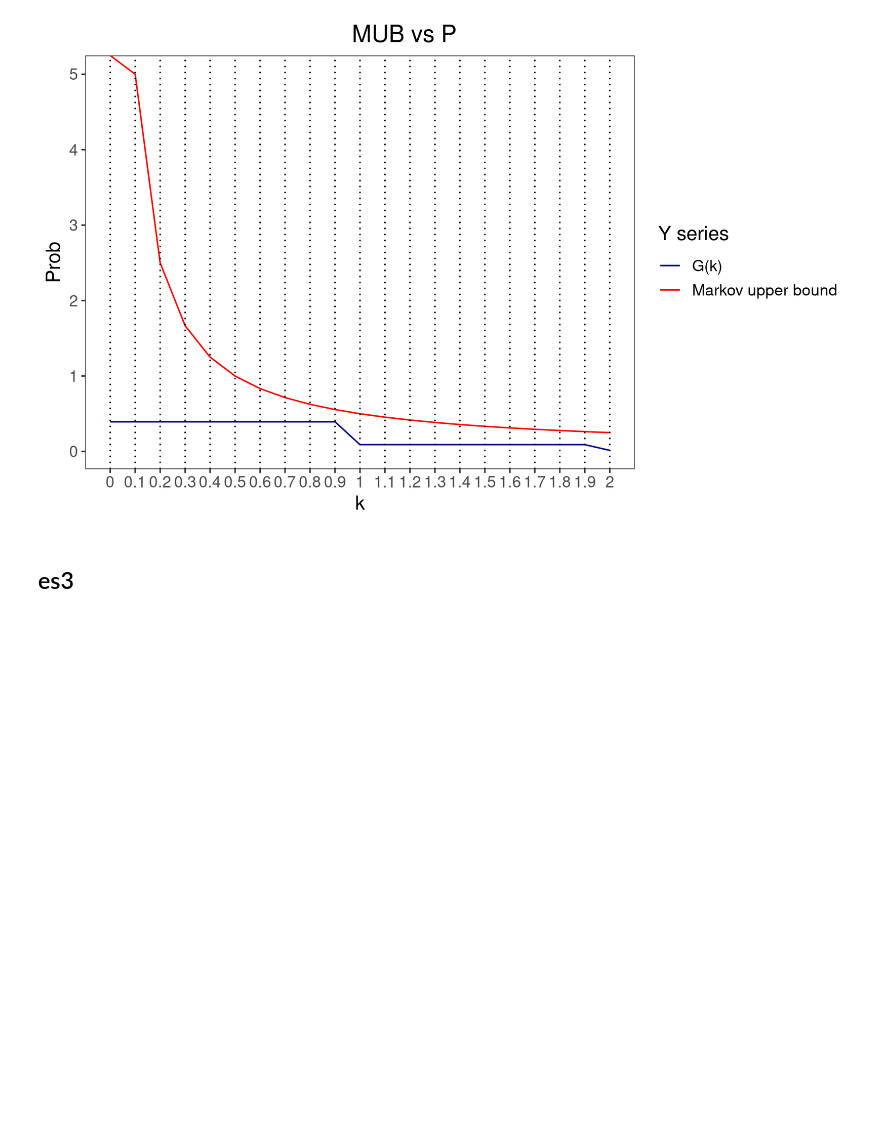
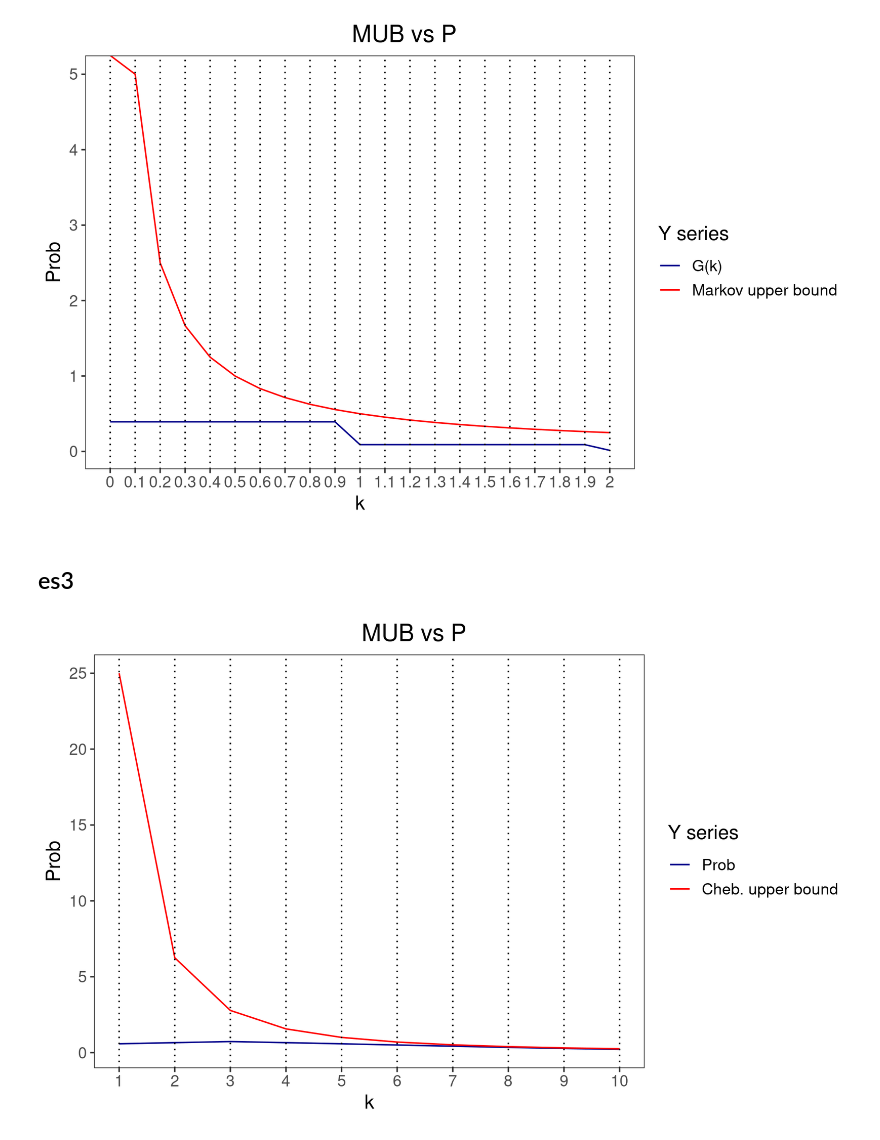
Before and after one commit to PietroCappelli/Advance_stat, a Jupyter notebook: Exercises/exercises03.ipynb, the cells around one changed output. Saved outputs shown, nothing was run; the diff lists cells and outputs as text; code cells hidden in the pictures; blank space fills up the shorter version.

```diff
--- a/Exercises/exercises03.ipynb
+++ b/Exercises/exercises03.ipynb
@@ -167,3 +158,28 @@ pois_plot
 [figure]
 # %% [markdown]
 ## es3
+# %%
+Cub <- function(k, sigma) {
+    return(sigma^2 / k^2)
+}
+
+k <- 1:10
+mu <- 3
+sigma <- 5
+
+gauss <- pnorm( abs(k-mu) , 3, 5)
+gauss_cub <- Cub(k, sigma)
+
+gauss_plot <- ggplot()+
+    geom_line(aes(x=k, y=1-gauss, color="Prob")) +
+    geom_line(aes(x=k, y=gauss_cub, color="Cheb. upper bound")) +
+    scale_color_manual(name = "Y series", values = c("Prob" = "darkblue", "Cheb. upper bound" = "red"))+
+    theme_bw() +
+    labs(title="MUB vs P", x="k",y="Prob")+
+    theme(text = element_text(size=14), plot.title = element_text( hjust = 0.6),
+        panel.background = element_blank(),panel.grid.major = element_blank(), panel.grid.minor = element_blank()) +
+    geom_vline(xintercept=k, linetype="dotted" ) +
+    scale_x_continuous(labels = as.character(k), breaks = k)
+gauss_plot
+# %% [output]
+[figure, added]
```
Also changed, not shown: parts of 7 cells of this notebook.
